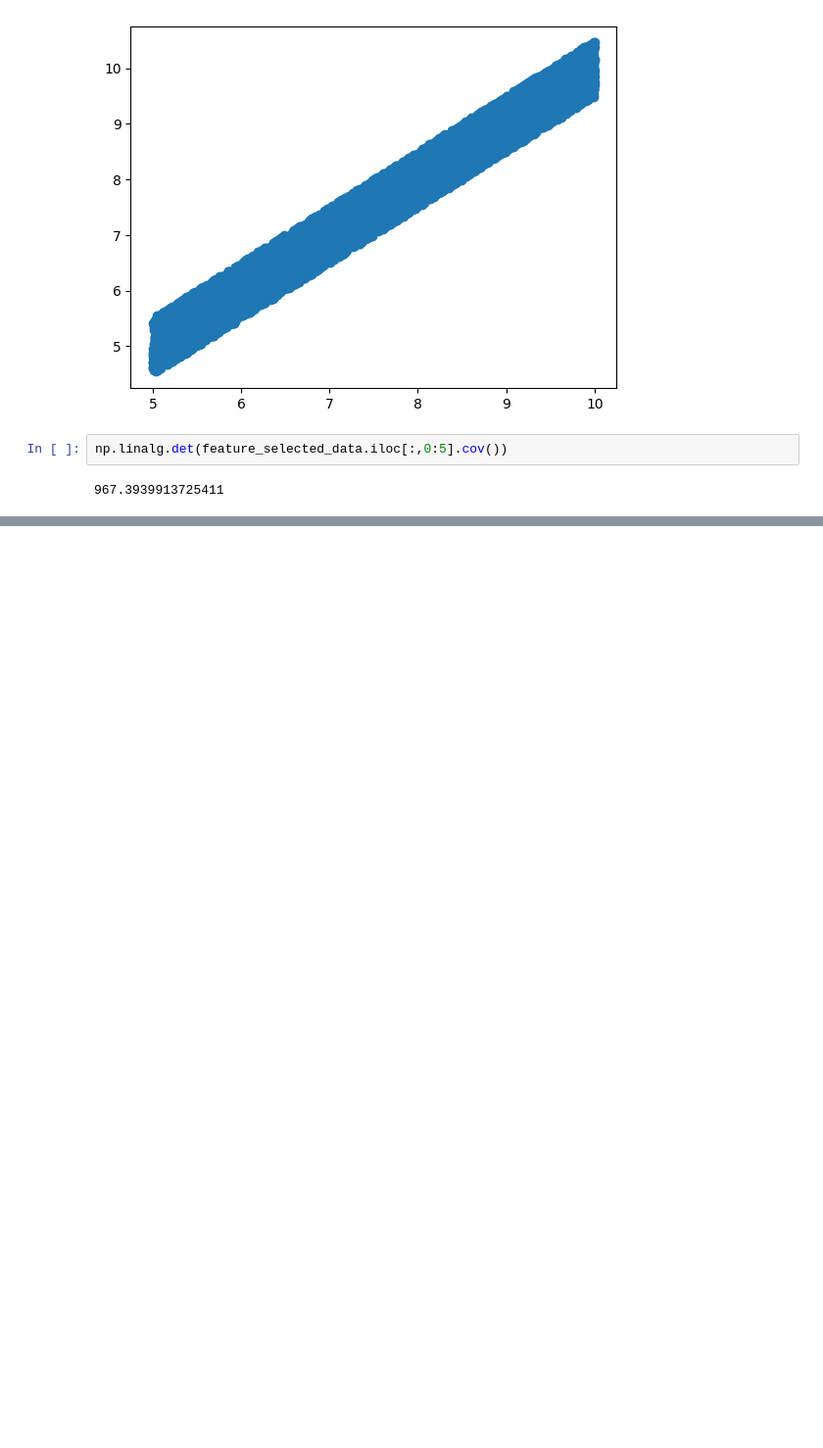
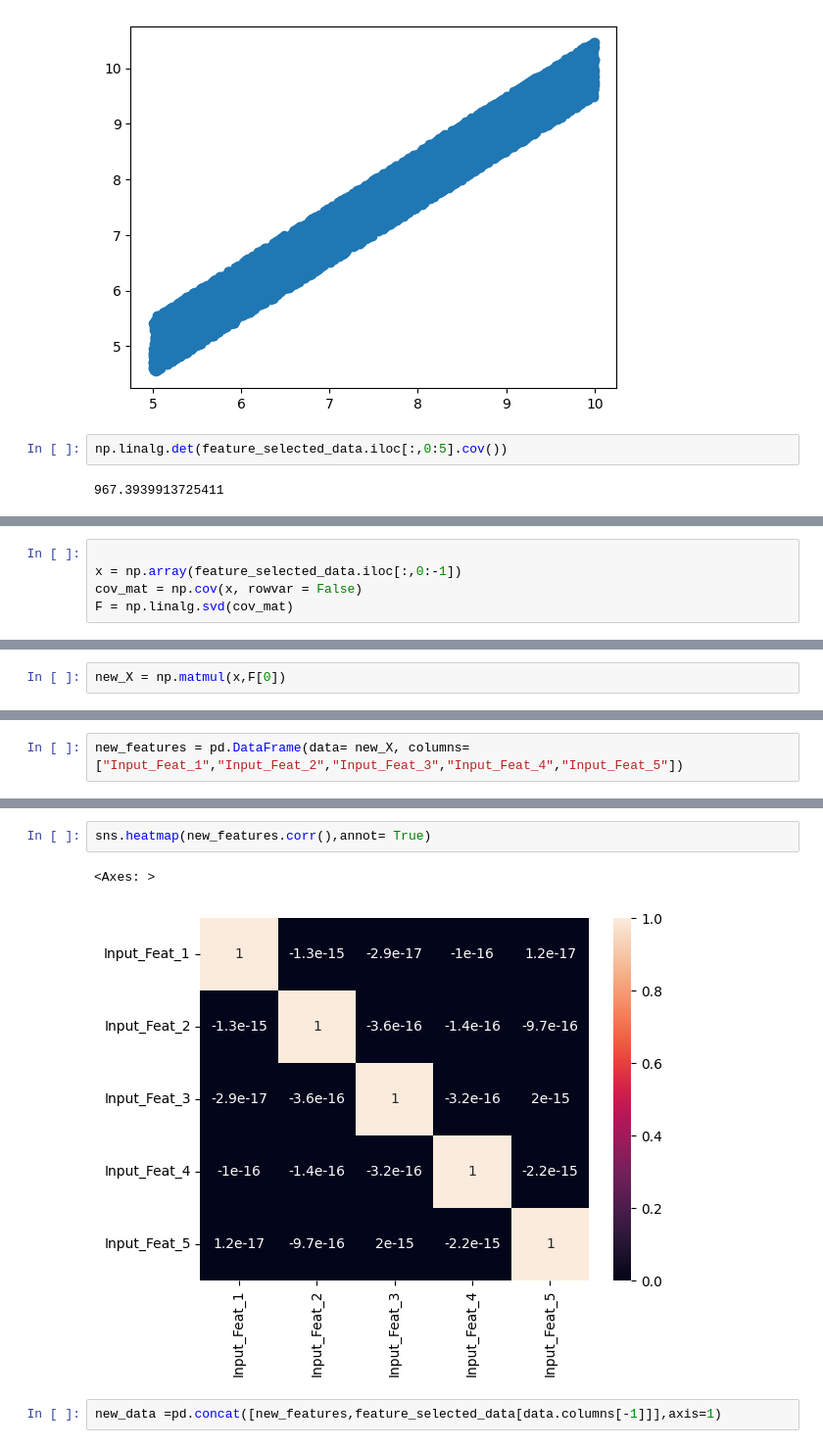
Before and after one commit to divySharma369/covariance_matrix, a Jupyter notebook: data-science-first-code.ipynb, the cells around one changed output, grey strips where cells are left out. Shown at 98% size. Cells and saved outputs as stored; diff of their text form; blank space fills up the shorter version.

```diff
--- a/data-science-first-code.ipynb
+++ b/data-science-first-code.ipynb
@@ -113,0 +154,5 @@ np.linalg.det(feature_selected_data.iloc[:,0:5].cov())
+# %%
+
+x = np.array(feature_selected_data.iloc[:,0:-1])
+cov_mat = np.cov(x, rowvar = False)
+F = np.linalg.svd(cov_mat)
@@ -113,0 +171,2 @@ np.linalg.det(feature_selected_data.iloc[:,0:5].cov())
+# %%
+new_X = np.matmul(x,F[0])
@@ -113,0 +183,2 @@ np.linalg.det(feature_selected_data.iloc[:,0:5].cov())
+# %%
+new_features = pd.DataFrame(data= new_X, columns=["Input_Feat_1","Input_Feat_2","Input_Feat_3","Input_Feat_4","Input_Feat_5"])
@@ -113,0 +201,7 @@ np.linalg.det(feature_selected_data.iloc[:,0:5].cov())
+# %%
+sns.heatmap(new_features.corr(),annot= True)
+# %% [output]
+<Axes: >
+[figure, added]
+# %%
+new_data =pd.concat([new_features,feature_selected_data[data.columns[-1]]],axis=1)
```
Also changed, not shown: parts of 18 cells of this notebook.
